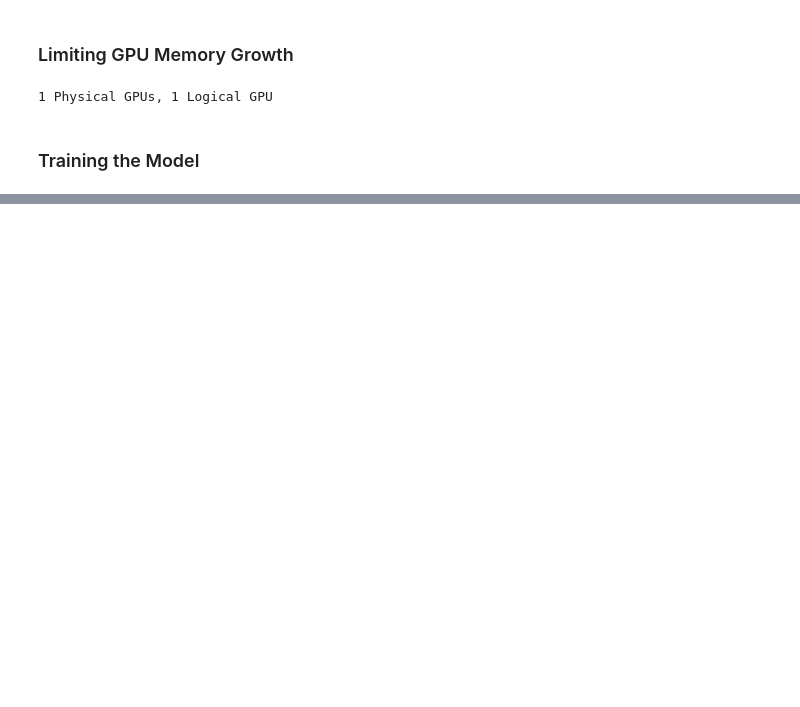
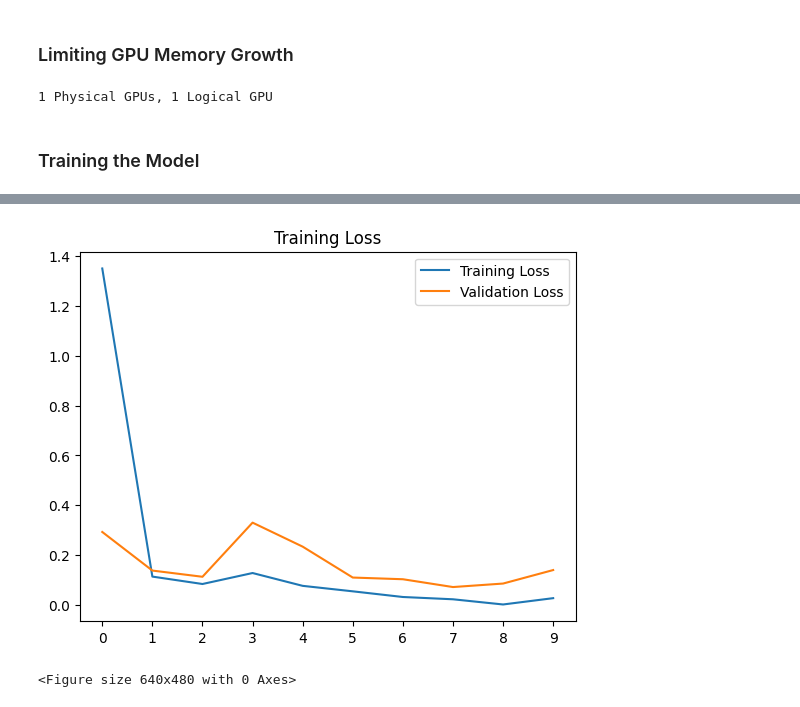
Before and after one commit to abijith-tk/DeepLearning, a Jupyter notebook: VGG16/VGG16.ipynb, the cells around one changed output, grey strips where cells are left out. Drawn from its saved outputs; the diff is of its cells as text; code cells hidden in the pictures; blank space fills up the shorter version.

```diff
--- a/VGG16/VGG16.ipynb
+++ b/VGG16/VGG16.ipynb
@@ -220,0 +215,3 @@ Epoch 10/10
+# %%
+hist = pd.DataFrame(history.history)
+print(hist)
@@ -224,0 +270,12 @@ Error:
+# %%
+x=list(range(0,10))
+plt.plot(hist['loss'], label='Training Loss')
+plt.plot(hist['val_loss'], label='Validation Loss')
+plt.legend()
+plt.xticks(x)
+plt.title("Training Loss")
+plt.show()
+plt.savefig("loss.png")
+# %% [output]
+[figure, added]
+<Figure size 640x480 with 0 Axes>
```
Also changed, not shown: parts of 21 cells of this notebook, 3 other files.
